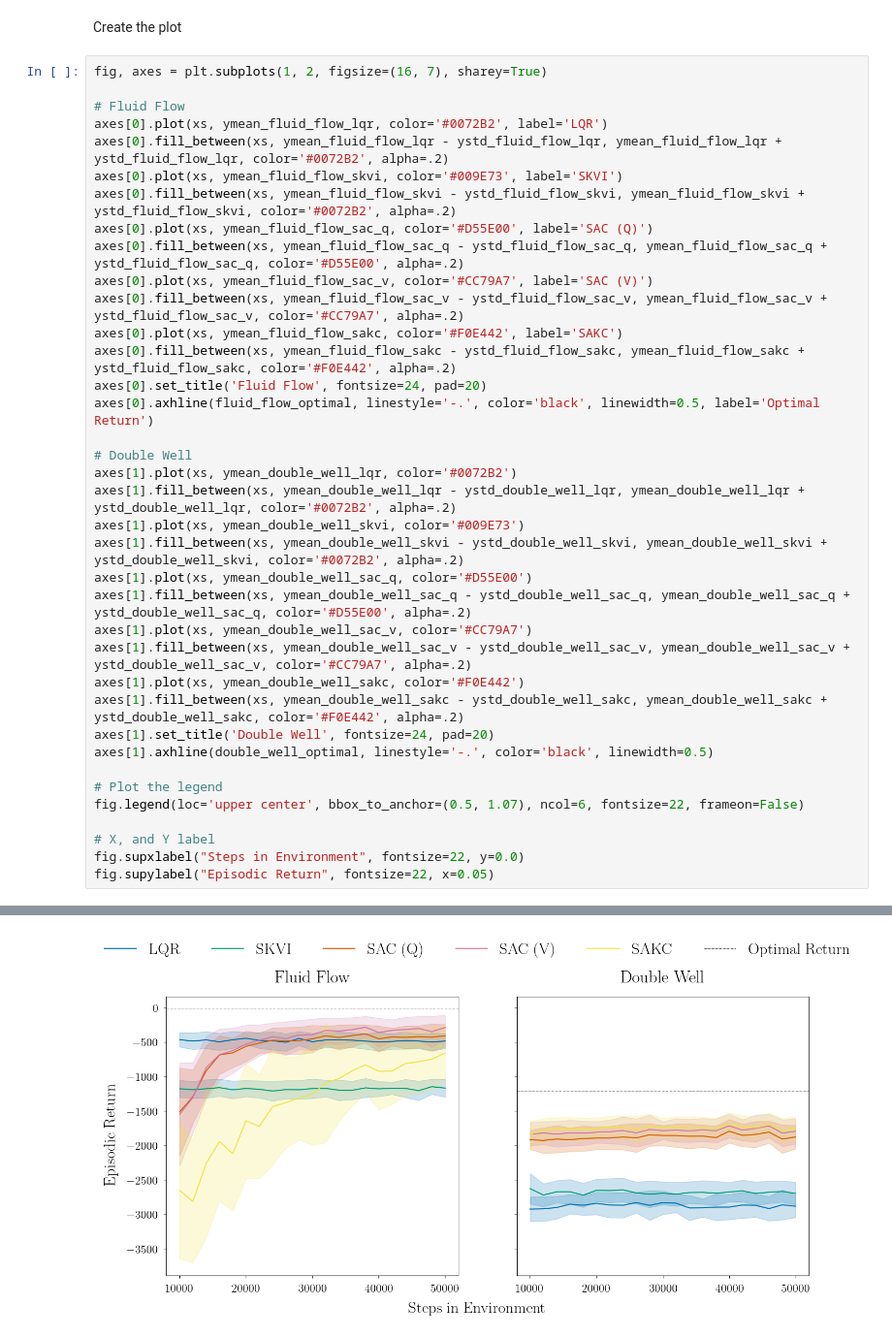
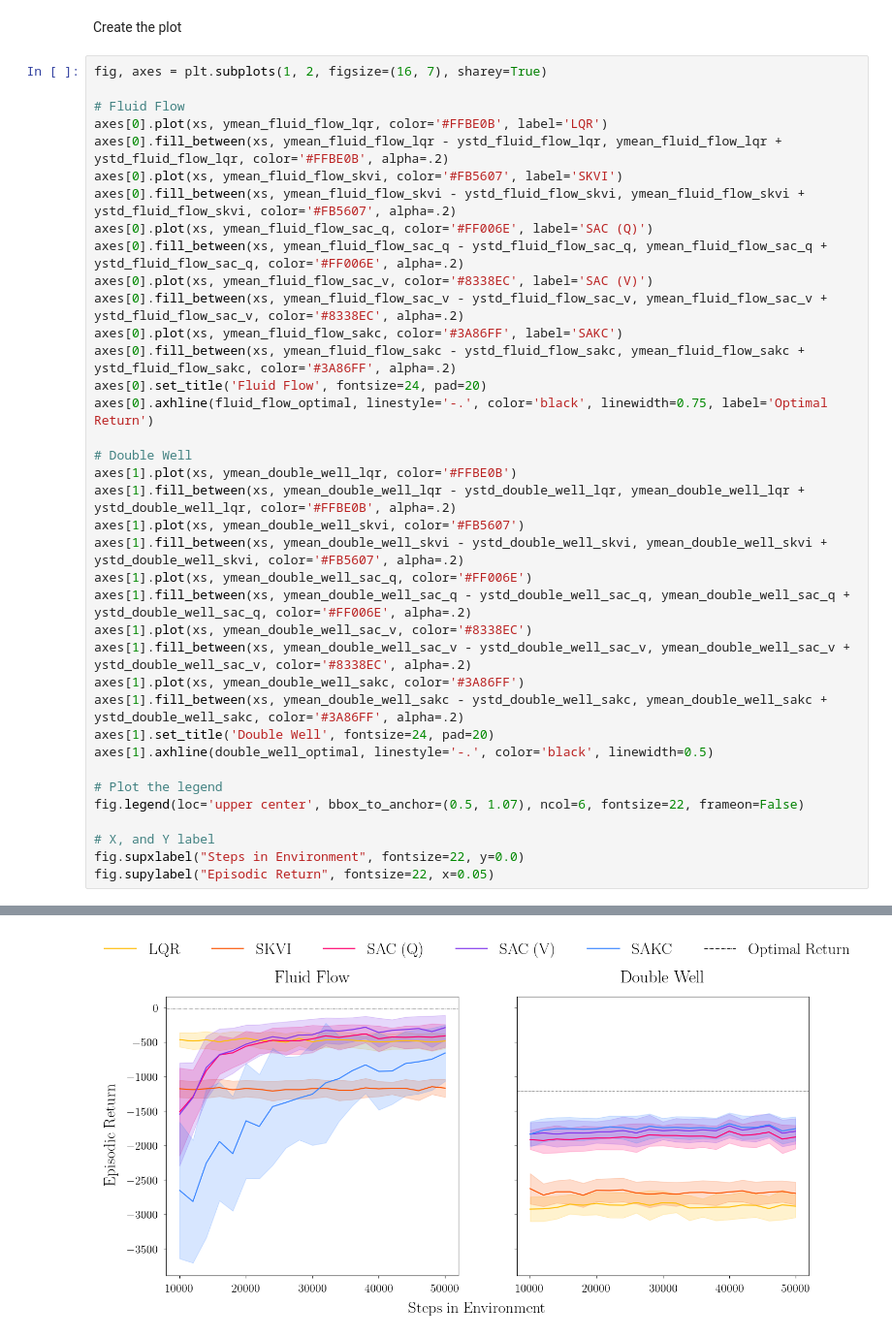
Before and after one commit to ludgerpaehler/KoopmanRLBenchmarking, a Jupyter notebook: evaluations/zoomed_in.ipynb, the cells around one changed output, grey strips where cells are left out. Shown at 97% size. Cells and saved outputs as stored; diff of their text form.

```diff
--- a/evaluations/zoomed_in.ipynb
+++ b/evaluations/zoomed_in.ipynb
@@ -132,40 +132,40 @@ Create the plot
 # %%
 fig, axes = plt.subplots(1, 2, figsize=(16, 7), sharey=True)
 
 # Fluid Flow
-axes[0].plot(xs, ymean_fluid_flow_lqr, color='#0072B2', label='LQR')
-axes[0].fill_between(xs, ymean_fluid_flow_lqr - ystd_fluid_flow_lqr, ymean_fluid_flow_lqr + ystd_fluid_flow_lqr, color='#0072B2', alpha=.2)
-axes[0].plot(xs, ymean_fluid_flow_skvi, color='#009E73', label='SKVI')
-axes[0].fill_between(xs, ymean_fluid_flow_skvi - ystd_fluid_flow_skvi, ymean_fluid_flow_skvi + ystd_fluid_flow_skvi, color='#0072B2', alpha=.2)
-axes[0].plot(xs, ymean_fluid_flow_sac_q, color='#D55E00', label='SAC (Q)')
-axes[0].fill_between(xs, ymean_fluid_flow_sac_q - ystd_fluid_flow_sac_q, ymean_fluid_flow_sac_q + ystd_fluid_flow_sac_q, color='#D55E00', alpha=.2)
-axes[0].plot(xs, ymean_fluid_flow_sac_v, color='#CC79A7', label='SAC (V)')
-axes[0].fill_between(xs, ymean_fluid_flow_sac_v - ystd_fluid_flow_sac_v, ymean_fluid_flow_sac_v + ystd_fluid_flow_sac_v, color='#CC79A7', alpha=.2)
-axes[0].plot(xs, ymean_fluid_flow_sakc, color='#F0E442', label='SAKC')
-axes[0].fill_between(xs, ymean_fluid_flow_sakc - ystd_fluid_flow_sakc, ymean_fluid_flow_sakc + ystd_fluid_flow_sakc, color='#F0E442', alpha=.2)
+axes[0].plot(xs, ymean_fluid_flow_lqr, color='#FFBE0B', label='LQR')
+axes[0].fill_between(xs, ymean_fluid_flow_lqr - ystd_fluid_flow_lqr, ymean_fluid_flow_lqr + ystd_fluid_flow_lqr, color='#FFBE0B', alpha=.2)
+axes[0].plot(xs, ymean_fluid_flow_skvi, color='#FB5607', label='SKVI')
+axes[0].fill_between(xs, ymean_fluid_flow_skvi - ystd_fluid_flow_skvi, ymean_fluid_flow_skvi + ystd_fluid_flow_skvi, color='#FB5607', alpha=.2)
+axes[0].plot(xs, ymean_fluid_flow_sac_q, color='#FF006E', label='SAC (Q)')
+axes[0].fill_between(xs, ymean_fluid_flow_sac_q - ystd_fluid_flow_sac_q, ymean_fluid_flow_sac_q + ystd_fluid_flow_sac_q, color='#FF006E', alpha=.2)
+axes[0].plot(xs, ymean_fluid_flow_sac_v, color='#8338EC', label='SAC (V)')
+axes[0].fill_between(xs, ymean_fluid_flow_sac_v - ystd_fluid_flow_sac_v, ymean_fluid_flow_sac_v + ystd_fluid_flow_sac_v, color='#8338EC', alpha=.2)
+axes[0].plot(xs, ymean_fluid_flow_sakc, color='#3A86FF', label='SAKC')
+axes[0].fill_between(xs, ymean_fluid_flow_sakc - ystd_fluid_flow_sakc, ymean_fluid_flow_sakc + ystd_fluid_flow_sakc, color='#3A86FF', alpha=.2)
 axes[0].set_title('Fluid Flow', fontsize=24, pad=20)
-axes[0].axhline(fluid_flow_optimal, linestyle='-.', color='black', linewidth=0.5, label='Optimal Return')
+axes[0].axhline(fluid_flow_optimal, linestyle='-.', color='black', linewidth=0.75, label='Optimal Return')
 
 # Double Well
-axes[1].plot(xs, ymean_double_well_lqr, color='#0072B2')
-axes[1].fill_between(xs, ymean_double_well_lqr - ystd_double_well_lqr, ymean_double_well_lqr + ystd_double_well_lqr, color='#0072B2', alpha=.2)
-axes[1].plot(xs, ymean_double_well_skvi, color='#009E73')
-axes[1].fill_between(xs, ymean_double_well_skvi - ystd_double_well_skvi, ymean_double_well_skvi + ystd_double_well_skvi, color='#0072B2', alpha=.2)
-axes[1].plot(xs, ymean_double_well_sac_q, color='#D55E00')
-axes[1].fill_between(xs, ymean_double_well_sac_q - ystd_double_well_sac_q, ymean_double_well_sac_q + ystd_double_well_sac_q, color='#D55E00', alpha=.2)
-axes[1].plot(xs, ymean_double_well_sac_v, color='#CC79A7')
-axes[1].fill_between(xs, ymean_double_well_sac_v - ystd_double_well_sac_v, ymean_double_well_sac_v + ystd_double_well_sac_v, color='#CC79A7', alpha=.2)
-axes[1].plot(xs, ymean_double_well_sakc, color='#F0E442')
-axes[1].fill_between(xs, ymean_double_well_sakc - ystd_double_well_sakc, ymean_double_well_sakc + ystd_double_well_sakc, color='#F0E442', alpha=.2)
+axes[1].plot(xs, ymean_double_well_lqr, color='#FFBE0B')
+axes[1].fill_between(xs, ymean_double_well_lqr - ystd_double_well_lqr, ymean_double_well_lqr + ystd_double_well_lqr, color='#FFBE0B', alpha=.2)
+axes[1].plot(xs, ymean_double_well_skvi, color='#FB5607')
+axes[1].fill_between(xs, ymean_double_well_skvi - ystd_double_well_skvi, ymean_double_well_skvi + ystd_double_well_skvi, color='#FB5607', alpha=.2)
+axes[1].plot(xs, ymean_double_well_sac_q, color='#FF006E')
+axes[1].fill_between(xs, ymean_double_well_sac_q - ystd_double_well_sac_q, ymean_double_well_sac_q + ystd_double_well_sac_q, color='#FF006E', alpha=.2)
+axes[1].plot(xs, ymean_double_well_sac_v, color='#8338EC')
+axes[1].fill_between(xs, ymean_double_well_sac_v - ystd_double_well_sac_v, ymean_double_well_sac_v + ystd_double_well_sac_v, color='#8338EC', alpha=.2)
+axes[1].plot(xs, ymean_double_well_sakc, color='#3A86FF')
+axes[1].fill_between(xs, ymean_double_well_sakc - ystd_double_well_sakc, ymean_double_well_sakc + ystd_double_well_sakc, color='#3A86FF', alpha=.2)
 axes[1].set_title('Double Well', fontsize=24, pad=20)
 axes[1].axhline(double_well_optimal, linestyle='-.', color='black', linewidth=0.5)
 
 # Plot the legend
 fig.legend(loc='upper center', bbox_to_anchor=(0.5, 1.07), ncol=6, fontsize=22, frameon=False)
 
 # X, and Y label
 fig.supxlabel("Steps in Environment", fontsize=22, y=0.0)
 fig.supylabel("Episodic Return", fontsize=22, x=0.05)
 # %% [output]
 Text(0.05, 0.5, 'Episodic Return')
-[figure, old version]
+[figure, new version]
```
Also changed, not shown: 3 other files.
